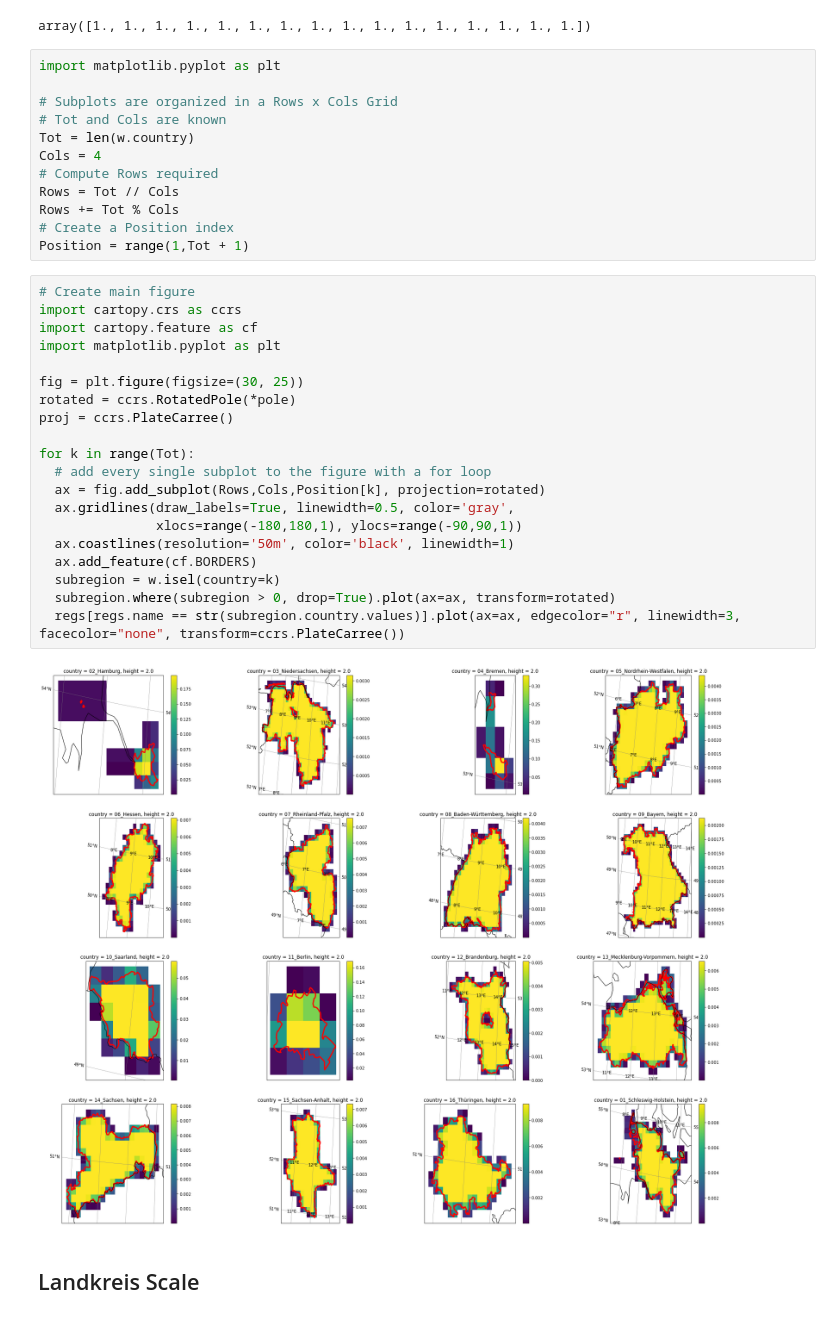
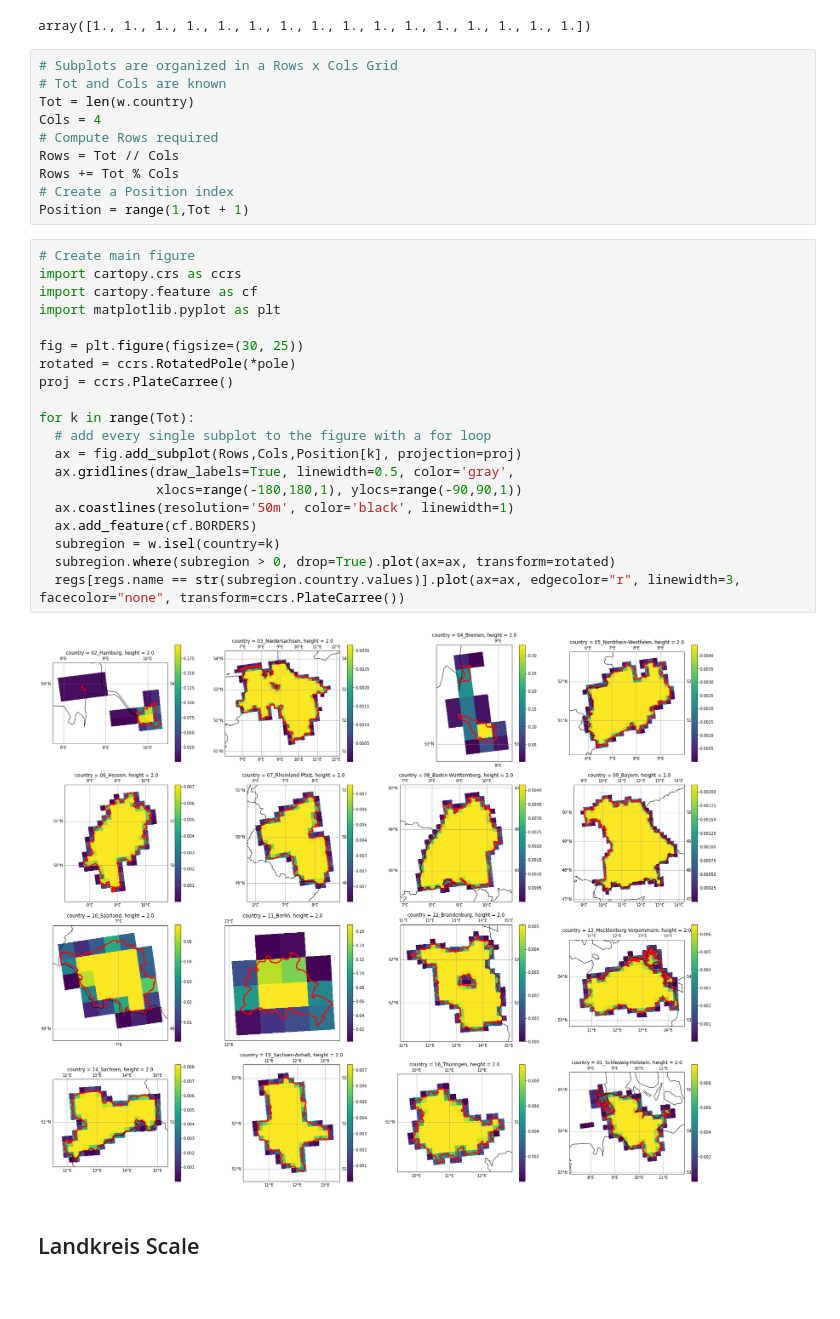
Before and after one commit to larsbuntemeyer/notebooks, a Jupyter notebook: masking-germany-eur-11.ipynb, the cells around one changed output. Drawn from its saved outputs; the diff is of its cells as text.

Commit message:
proj update

```diff
--- a/masking-germany-eur-11.ipynb
+++ b/masking-germany-eur-11.ipynb
@@ -479,8 +487,6 @@ w.sum(dim=["rlon", "rlat"]).values
 # %% [output]
 array([1., 1., 1., 1., 1., 1., 1., 1., 1., 1., 1., 1., 1., 1., 1., 1.])
 # %%
-import matplotlib.pyplot as plt
-
 # Subplots are organized in a Rows x Cols Grid
 # Tot and Cols are known
 Tot = len(w.country)
@@ -493,25 +499,25 @@ Position = range(1,Tot + 1)
 # %%
 # Create main figure
 import cartopy.crs as ccrs
 import cartopy.feature as cf
 import matplotlib.pyplot as plt
 
 fig = plt.figure(figsize=(30, 25))
 rotated = ccrs.RotatedPole(*pole)
 proj = ccrs.PlateCarree()
 
 for k in range(Tot):
   # add every single subplot to the figure with a for loop
-  ax = fig.add_subplot(Rows,Cols,Position[k], projection=rotated)
+  ax = fig.add_subplot(Rows,Cols,Position[k], projection=proj)
   ax.gridlines(draw_labels=True, linewidth=0.5, color='gray',
                xlocs=range(-180,180,1), ylocs=range(-90,90,1))
   ax.coastlines(resolution='50m', color='black', linewidth=1)
   ax.add_feature(cf.BORDERS)
   subregion = w.isel(country=k)
   subregion.where(subregion > 0, drop=True).plot(ax=ax, transform=rotated)
   regs[regs.name == str(subregion.country.values)].plot(ax=ax, edgecolor="r", linewidth=3, facecolor="none", transform=ccrs.PlateCarree())
 # %% [output]
-[figure, old version]
+[figure, new version]
 # %% [markdown]
 ## Landkreis Scale
 # %%
```
Also changed, not shown: parts of 6 cells of this notebook.
